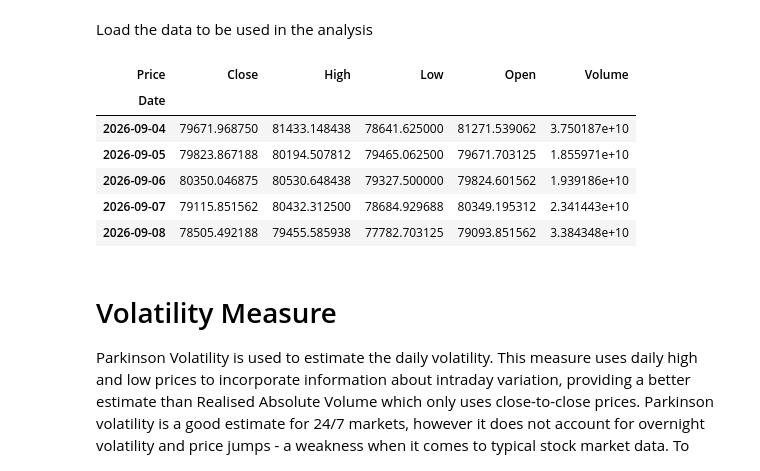
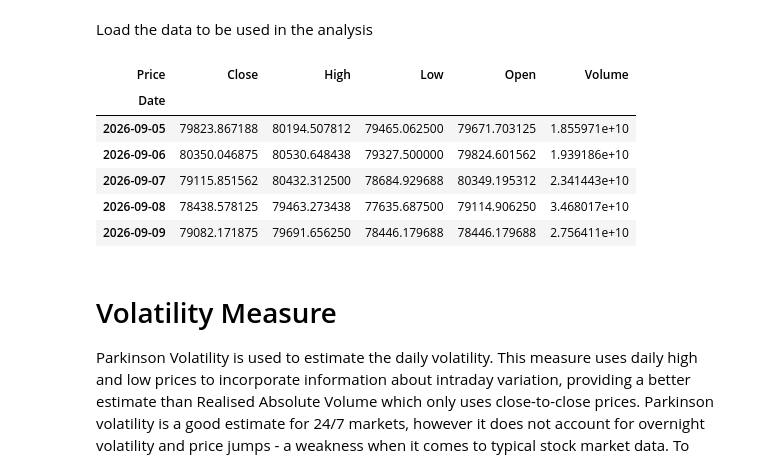
Before and after one commit to joshyspittle/Machine-Learning-Volatility, a Jupyter notebook: volatility_forecast.ipynb, the cells around one changed output. Cells and saved outputs as stored; diff of their text form; code cells hidden in the pictures.

```diff
--- a/volatility_forecast.ipynb
+++ b/volatility_forecast.ipynb
@@ -58,18 +57,20 @@ Load the data to be used in the analysis
 # %%
 asset = 'BTC'
 
 ohlcv = load_data(paths.CRYPTO_DATA_PARQUET, '1d')
 asset_ohlcv = ohlcv[asset].dropna()
 
+asset_ohlcv.name = asset
+
 asset_ohlcv.tail()
 # %% [output]
 | Price | Close | High | Low | Open | Volume |
 | Date |  |  |  |  |  |
-| 2026-09-04 | 79671.968750 | 81433.148438 | 78641.625000 | 81271.539062 | 3.750187e+10 |
 | 2026-09-05 | 79823.867188 | 80194.507812 | 79465.062500 | 79671.703125 | 1.855971e+10 |
 | 2026-09-06 | 80350.046875 | 80530.648438 | 79327.500000 | 79824.601562 | 1.939186e+10 |
 | 2026-09-07 | 79115.851562 | 80432.312500 | 78684.929688 | 80349.195312 | 2.341443e+10 |
-| 2026-09-08 | 78505.492188 | 79455.585938 | 77782.703125 | 79093.851562 | 3.384348e+10 |
+| 2026-09-08 | 78438.578125 | 79463.273438 | 77635.687500 | 79114.906250 | 3.468017e+10 |
+| 2026-09-09 | 79082.171875 | 79691.656250 | 78446.179688 | 78446.179688 | 2.756411e+10 |
 # %% [markdown]
 # Volatility Measure
 
```
Also changed, not shown: parts of 25 cells of this notebook, 8 other files.
